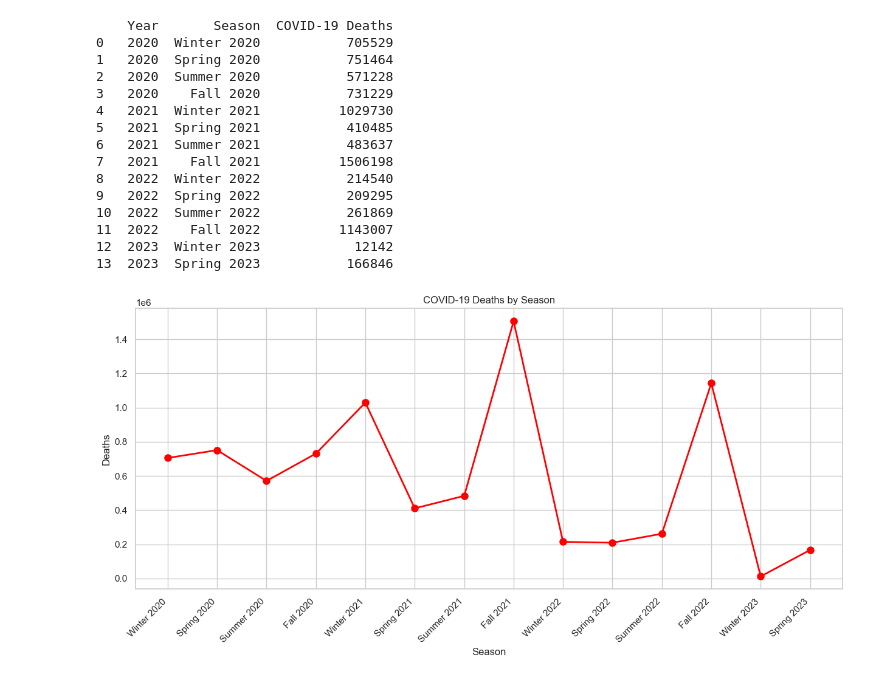
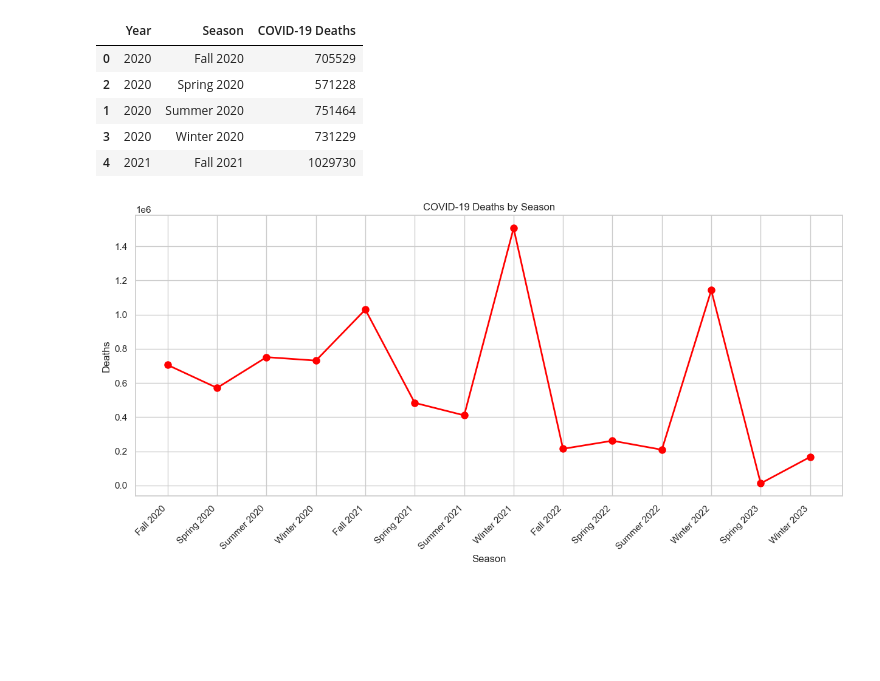
Before and after one commit to willbang548/Group_1, a Jupyter notebook: main.ipynb, the cells around one changed output. Drawn from its saved outputs; the diff is of its cells as text; code cells hidden in the pictures; blank space fills up the shorter version.

```diff
--- a/main.ipynb
+++ b/main.ipynb
@@ -57,4 +57,8 @@ def get_season(month):
 # Apply the function to the dataframe and create a new column named "Season"
 grouped_df['Season'] = grouped_df['Month'].apply(get_season)
 
-grouped_df
+# Group the dataframe by year and season and sum the covid-19 deaths
+covid_seasons = grouped_df.groupby(['Year', 'Season'])['COVID-19 Deaths'].sum().reset_index()
+
+# Sort the dataframe by year and season for looping purposes
+covid_seasons = covid_seasons.sort_values(by=['Year','Season'], ascending= False)
@@ -79,56 +65,48 @@ grouped_df
 # %%
-covid_seasons = grouped_df.groupby(['Year', 'Season'])['COVID-19 Deaths'].sum().reset_index()
-
-def rename_seasons(season,year):
+# Create a function to rename the seasons to include the year for plotting legend
+def rename_seasons(season):
        season += [''] * (4 - len(season))
        return [f'{s} {year}' for s in season]
 
+# Create a dictionary to store the seasons and years
 covid_years = covid_seasons['Year'].unique()
 season_year = {}
+
+# Loop through the years and seasons to rename the seasons
 for year in covid_years:
     seasons = covid_seasons.loc[covid_seasons['Year'] == year, 'Season'].tolist()
-    season_year[year] = rename_seasons(seasons,year)
+    season_year[year] = rename_seasons(seasons)
 
+# Loop through the years and seasons to rename the seasons in the dataframe
 for year in covid_years:
     for i, season in enumerate(['Winter', 'Spring', 'Summer', 'Fall']):
-        season_index = i + 1
-        if season_index > 0:
-            season_index = 3
-
         covid_seasons.loc[(covid_seasons['Year'] == year) & (covid_seasons['Season'] == season), 'Season'] = season_year[year][i]
+        covid_seasons.pivot(index='Year', columns='Season', values='COVID-19 Deaths')
 
 
-print(covid_seasons)
+# Sort the dataframe by year and season for plotting purposes
+covid_seasons = covid_seasons.sort_values(by=['Year','Season'], ascending= True)
+covid_seasons.head()
 # %% [output]
-    Year       Season  COVID-19 Deaths
-0   2020  Winter 2020           705529
-1   2020  Spring 2020           751464
-2   2020  Summer 2020           571228
-3   2020    Fall 2020           731229
-4   2021  Winter 2021          1029730
-5   2021  Spring 2021           410485
-6   2021  Summer 2021           483637
-7   2021    Fall 2021          1506198
-8   2022  Winter 2022           214540
-9   2022  Spring 2022           209295
-10  2022  Summer 2022           261869
-11  2022    Fall 2022          1143007
-12  2023  Winter 2023            12142
-13  2023  Spring 2023           166846
+|  | Year | Season | COVID-19 Deaths |
+| 0 | 2020 | Fall 2020 | 705529 |
+| 2 | 2020 | Spring 2020 | 571228 |
+| 1 | 2020 | Summer 2020 | 751464 |
+| 3 | 2020 | Winter 2020 | 731229 |
+| 4 | 2021 | Fall 2021 | 1029730 |
 # %%
-
+# Create a Line Graph to show the number of COVID-19 deaths by season
 # Plot the data
 plt.figure(figsize=(15, 6))
-
 plt.plot(covid_seasons['Season'], covid_seasons['COVID-19 Deaths'], color='red', marker='o', linewidth=2, markersize=8)
-plt.gca().set_xticks(covid_seasons.index)
+plt.gca().set_xticks(covid_seasons['Season'])
 plt.gca().set_xticklabels(covid_seasons['Season'], rotation=45, ha='right')
-
 plt.title('COVID-19 Deaths by Season')
 plt.xlabel('Season')
 plt.ylabel('Deaths')
 
+# Show the plot
 plt.show()
 # %% [output]
-[figure, old version]
+[figure, new version]
 # %%
```
Also changed, not shown: parts of 8 cells of this notebook.
